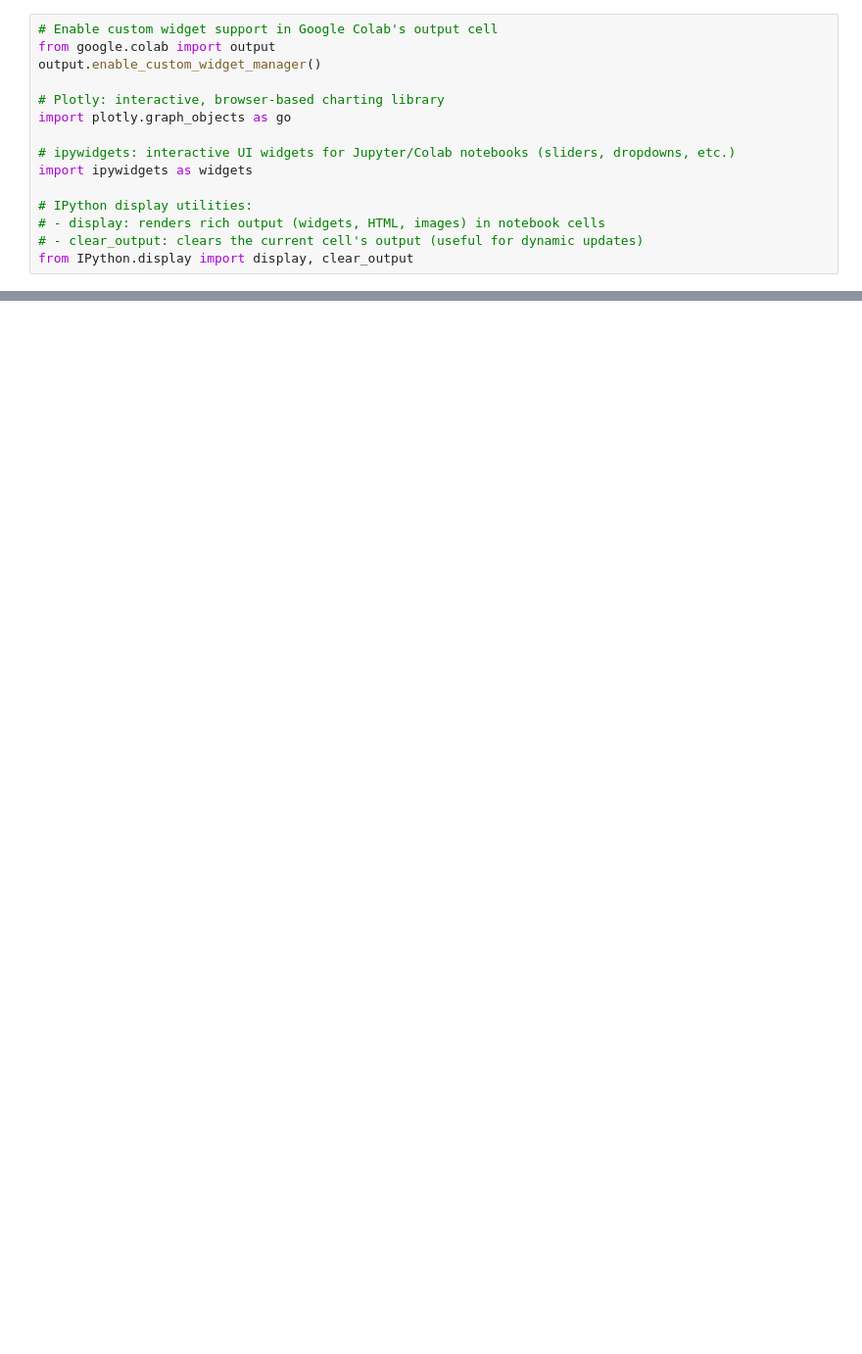
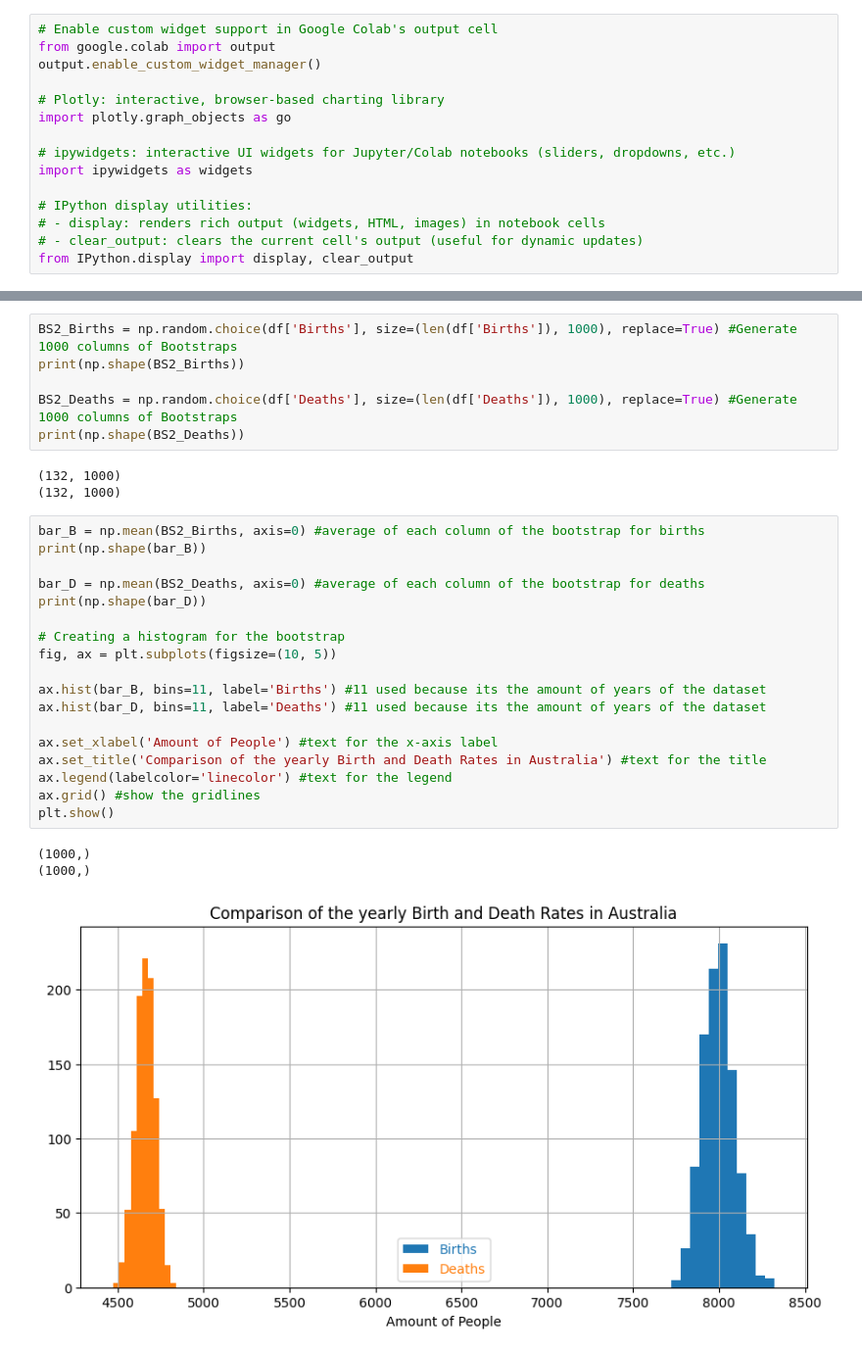
Before and after one commit to Leo05-u/EMSC2010_A3-Project-Notebook-Repository, a Jupyter notebook: EMSC2010_A3_Project_Notebook_&_Repository_u7447903.ipynb, the cells around one changed output, grey strips where cells are left out. Shown at 98% size. Drawn from its saved outputs; the diff is of its cells as text; blank space fills up the shorter version.

```diff
--- a/EMSC2010_A3_Project_Notebook_&_Repository_u7447903.ipynb
+++ b/EMSC2010_A3_Project_Notebook_&_Repository_u7447903.ipynb
@@ -87,0 +164,31 @@ from IPython.display import display, clear_output
+# %%
+BS2_Births = np.random.choice(df['Births'], size=(len(df['Births']), 1000), replace=True) #Generate 1000 columns of Bootstraps
+print(np.shape(BS2_Births))
+
+BS2_Deaths = np.random.choice(df['Deaths'], size=(len(df['Deaths']), 1000), replace=True) #Generate 1000 columns of Bootstraps
+print(np.shape(BS2_Deaths))
+# %% [output]
+(132, 1000)
+(132, 1000)
+# %%
+bar_B = np.mean(BS2_Births, axis=0) #average of each column of the bootstrap for births
+print(np.shape(bar_B))
+
+bar_D = np.mean(BS2_Deaths, axis=0) #average of each column of the bootstrap for deaths
+print(np.shape(bar_D))
+
+# Creating a histogram for the bootstrap
+fig, ax = plt.subplots(figsize=(10, 5))
+
+ax.hist(bar_B, bins=11, label='Births') #11 used because its the amount of years of the dataset
+ax.hist(bar_D, bins=11, label='Deaths') #11 used because its the amount of years of the dataset
+
+ax.set_xlabel('Amount of People') #text for the x-axis label
+ax.set_title('Comparison of the yearly Birth and Death Rates in Australia') #text for the title
+ax.legend(labelcolor='linecolor') #text for the legend
+ax.grid() #show the gridlines
+plt.show()
+# %% [output]
+(1000,)
+(1000,)
+[figure, added]
```
Also changed, not shown: parts of 16 cells of this notebook.
